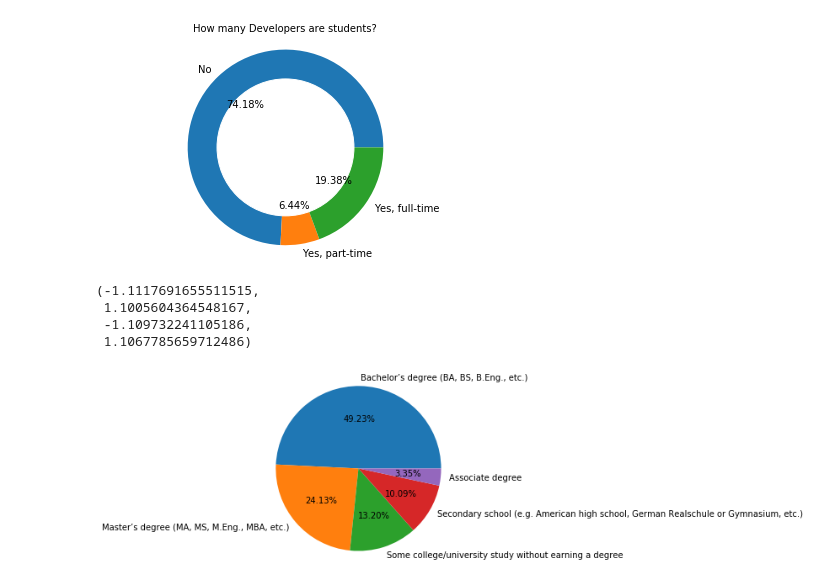
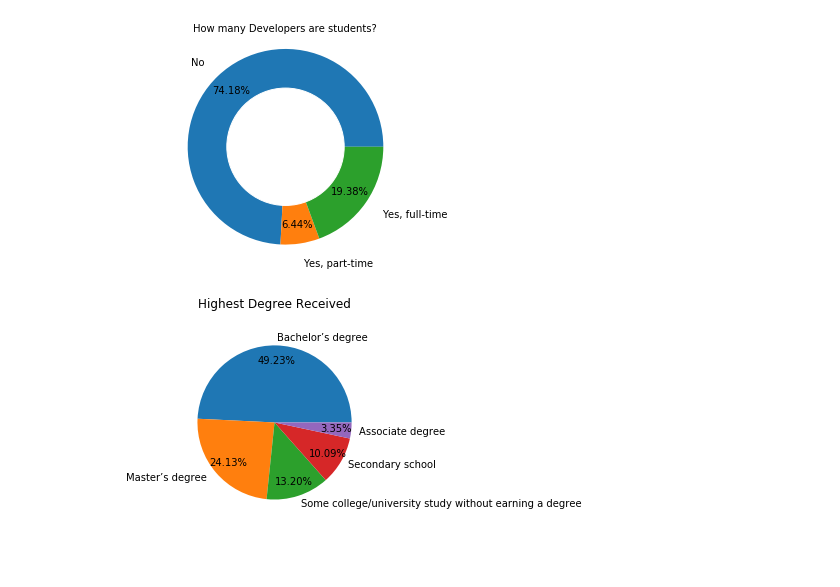
Before and after one commit to kuldeepemol/tech-nerds, a Jupyter notebook: Developer Profile.ipynb, the cells around one changed output. Drawn from its saved outputs; the diff is of its cells as text; code cells hidden in the pictures.

```diff
--- a/Developer Profile.ipynb
+++ b/Developer Profile.ipynb
@@ -184,29 +178,32 @@ total_developers = dev_stu.count()
 dev_student_df
 
 dev_student_df['Students'] = round(dev_student_df['Students']/total_developers*100,2)
-dev_student_df['Students'].plot.pie(autopct = '%.2f%%')
+dev_student_df['Students'].plot.pie(autopct = '%.2f%%',
+                                   pctdistance=0.8,
+                                    labeldistance=1.2)
 plt.title('How many Developers are students?', fontsize=10)
 plt.axis("equal")
 plt.ylabel(" ")
 # add a circle at the center
-my_circle=plt.Circle( (0,0), 0.7, color='white')
+my_circle=plt.Circle( (0,0), 0.6, color='white')
 p=plt.gcf()
 p.gca().add_artist(my_circle)
-plt.savefig("Images/StudentDevelopers.png")
+plt.savefig("Images/StudentDevelopers.png", bbox_inches='tight')
 # %% [output]
-[figure, old version]
+[figure, new version]
 # %%
 #Highest Degree done by Developers
 degree_df = df_cleaned['FormalEducation'].dropna()
+degree_df = degree_df.str.replace(r"\(.*\)","")
 degree = degree_df.value_counts().index
 count = degree_df.value_counts().values
 plt.pie(x = count[:5],
         labels = degree[:5],
-        autopct = '%.2f%%')
+        autopct = '%.2f%%',
+       pctdistance=0.8)
+plt.title('Highest Degree Received')
+plt.margins(.2,.2)
 plt.axis('equal')
+plt.savefig("Images/HighestDegree.png", bbox_inches='tight')
 # %% [output]
-(-1.1117691655511515,
- 1.1005604364548167,
- -1.109732241105186,
- 1.1067785659712486)
-[figure, old version]
+[figure, new version]
```
Also changed, not shown: parts of 21 cells of this notebook.
